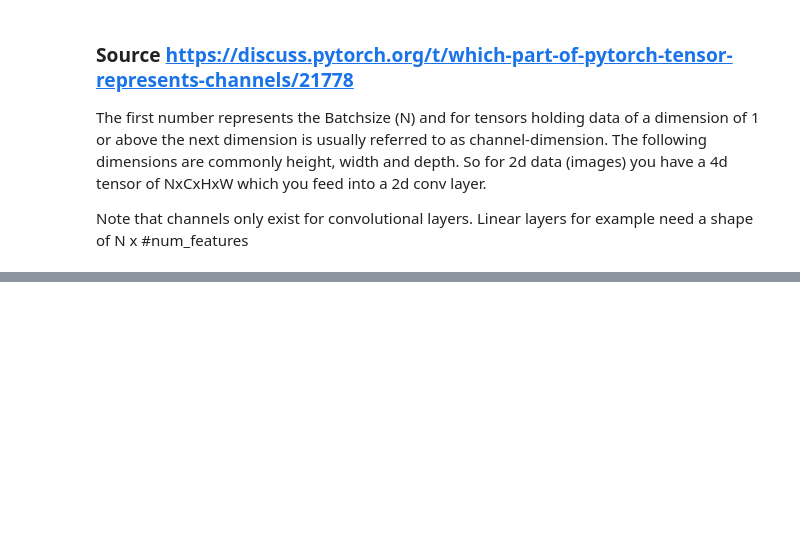
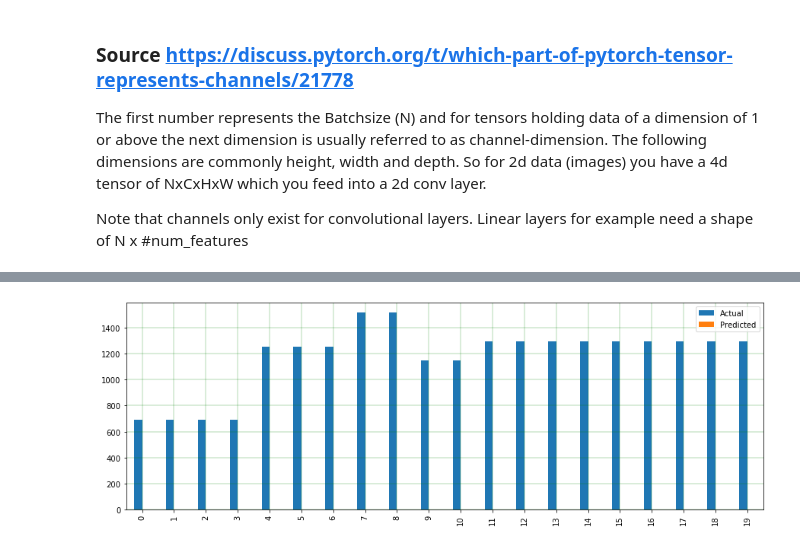
Before and after one commit to jcmayoral/gr_perception, a Jupyter notebook: gr_ml/nb/pointclouds-deeplearning.ipynb, the cells around one changed output, grey strips where cells are left out. Saved outputs shown, nothing was run; the diff lists cells and outputs as text; code cells hidden in the pictures; blank space fills up the shorter version.

```diff
--- a/gr_ml/nb/pointclouds-deeplearning.ipynb
+++ b/gr_ml/nb/pointclouds-deeplearning.ipynb
@@ -312,0 +671,4 @@ this will fail too small resize to minimum of 201
+# %%
+def mypredict(model,x):
+    with torch.no_grad():
+        return model(x)
@@ -485,0 +710,9 @@ valid_dl = WrappedDataLoader(valid_dl, preprocess)
+# %%
+test_x, y_test = next((iter(traingen)))
+print(test_x.shape, y_test.shape)
+x = test_x.type(torch.FloatTensor).cuda()
+print (x.type())
+y_pred = mypredict(mymodel,x)
+print(y_test, y_pred)
+
+print("MSE {}".format(((y_test - y_pred)**2).sum()))
@@ -485,0 +782,10 @@ valid_dl = WrappedDataLoader(valid_dl, preprocess)
+# %%
+df2 = pd.DataFrame({'Actual': y_test.cpu().numpy().flatten(), 'Predicted': y_pred.cpu().numpy().flatten()})
+df2.head()
+
+df2.plot(kind='bar',figsize=(15,5))
+plt.grid(which='major', linestyle='-', linewidth='0.3', color='green')
+plt.grid(which='minor', linestyle=':', linewidth='0.3', color='black')
+plt.show()
+# %% [output]
+[figure, added]
```
Also changed, not shown: parts of 58 cells of this notebook.
